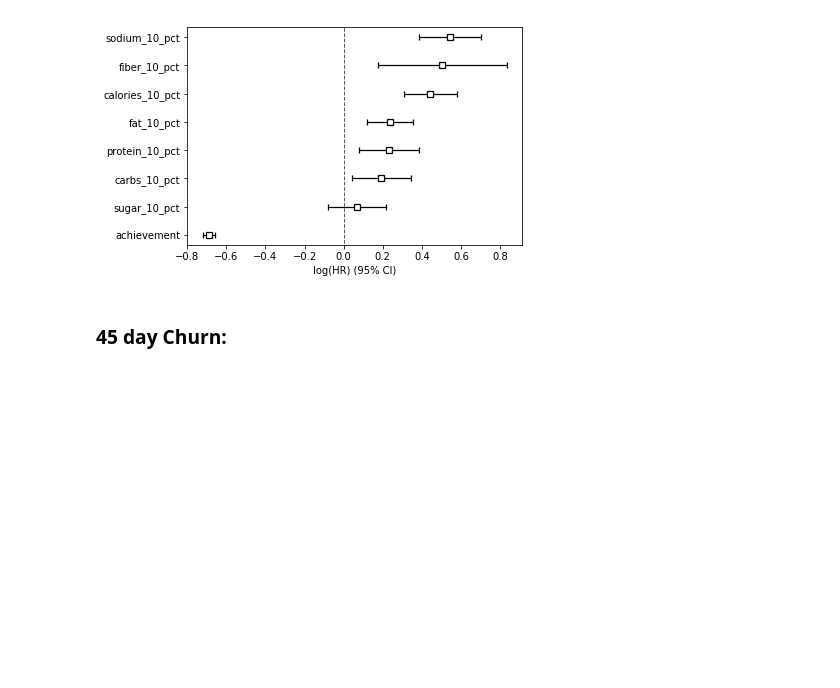
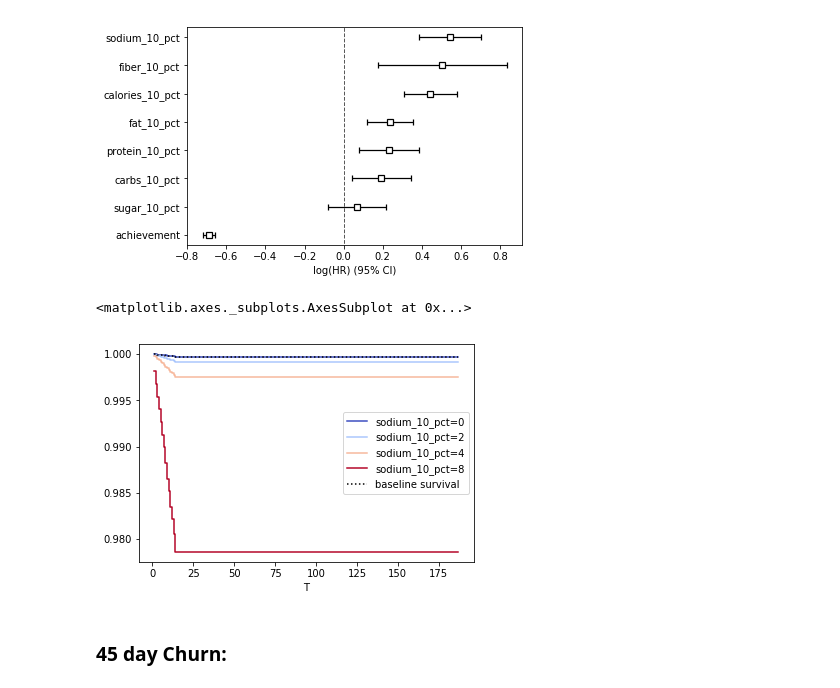
Before and after one commit to rokaandy/mfp-nutrition-survival-analysis, a Jupyter notebook: nutrition.ipynb, the cells around one changed output. Saved outputs shown, nothing was run; the diff lists cells and outputs as text; code cells hidden in the pictures; blank space fills up the shorter version.

```diff
--- a/nutrition.ipynb
+++ b/nutrition.ipynb
@@ -212,6 +251,11 @@ fourteen_days.plot()
 # %% [output]
 <matplotlib.axes._subplots.AxesSubplot at 0x...>
 [figure]
+# %%
+cph.plot_covariate_groups('sodium_10_pct', [0, 2, 4, 8], cmap='coolwarm')
+# %% [output]
+<matplotlib.axes._subplots.AxesSubplot at 0x...>
+[figure, added]
 # %% [markdown]
 ### 45 day Churn:
 # %%
```
Also changed, not shown: parts of 8 cells of this notebook.
